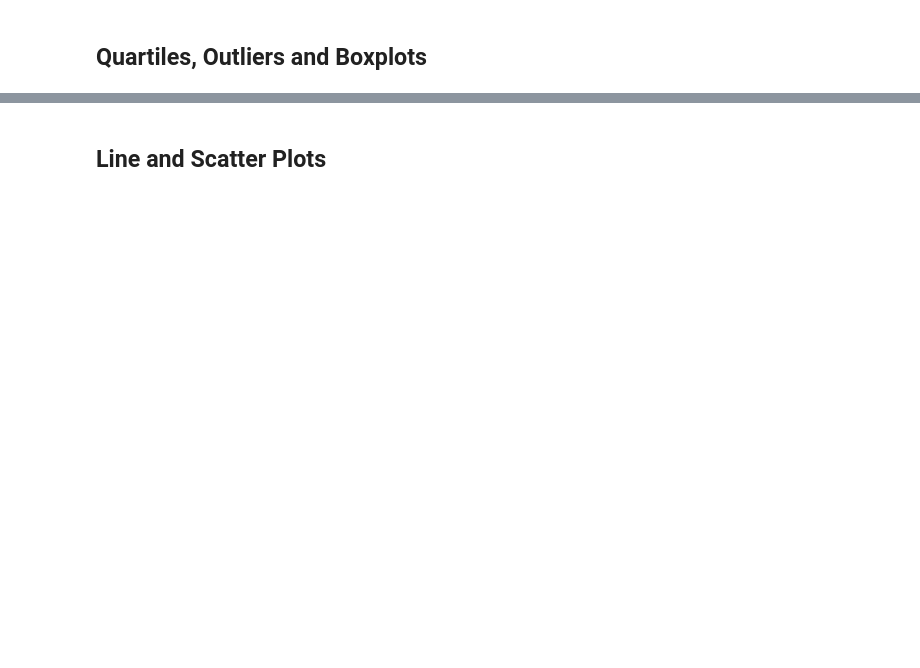
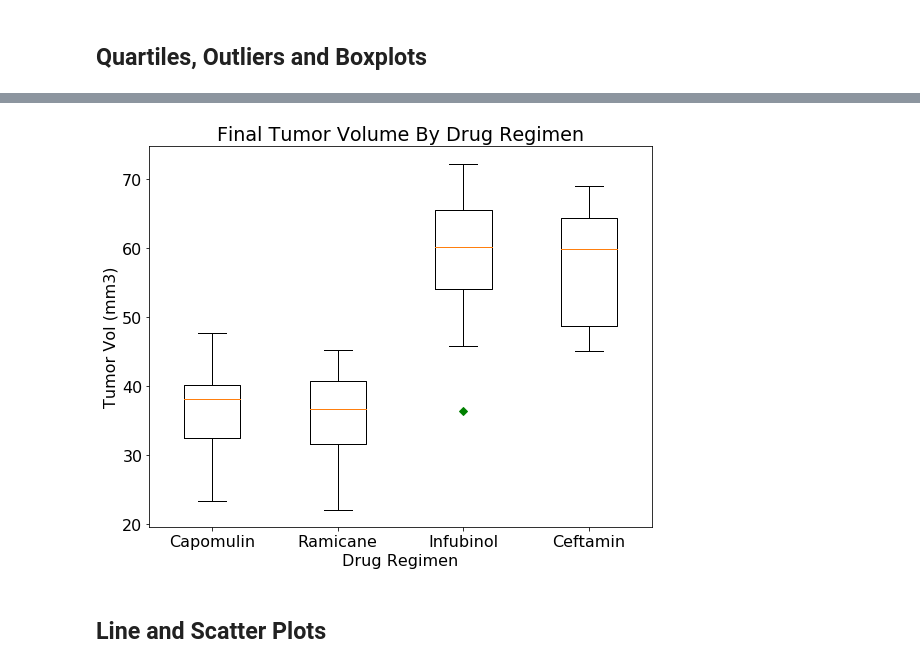
Before and after one commit to Zachary-A-Frame/pymaceuticals, a Jupyter notebook: Pymaceuticals/pymaceuticals_starter.ipynb, the cells around one changed output, grey strips where cells are left out. Drawn from its saved outputs; the diff is of its cells as text; code cells hidden in the pictures; blank space fills up the shorter version.

```diff
--- a/Pymaceuticals/pymaceuticals_starter.ipynb
+++ b/Pymaceuticals/pymaceuticals_starter.ipynb
@@ -170,0 +216,6 @@ sex_group = grouped_data.groupby('Sex')
+# %%
+final_tumor = four_drugs.groupby(['Drug Regimen', 'Mouse ID']).agg(
+        final_tumor_size=('Tumor Volume (mm3)', lambda x: x.iloc[-1])
+).round(3)
+
+final_tumor
@@ -171,2 +237,4 @@ sex_group = grouped_data.groupby('Sex')
 # %%
 # Generate a box plot of the final tumor volume of each mouse across four regimens of interest
+final_tumor_unstacked = final_tumor.stack(level=0).unstack(level=0)
+final_tumor_unstacked.head()
@@ -172,0 +249,21 @@ sex_group = grouped_data.groupby('Sex')
+# %%
+counter = 0
+
+for drug in drugs:
+    quartiles = final_tumor_unstacked[drug].quantile([.25, .5, .75]).round(2)
+    lowerq = quartiles[0.25].round(2)
+    upperq = quartiles[0.75].round(2)
+    iqr = round(upperq-lowerq,2)
+    lower_bound = round(lowerq - (1.5*iqr), 2)
+    upper_bound = round(upperq + (1.5*iqr), 2)
+
+    if counter == 0:
+        print(f"{drug} IQR data is: ")
+    print(f"Lower quartile for {drug}: {lowerq}")
+    print(f"Upper quartile for {drug}: {upperq}")
+    print(f"Interquartile for {drug}: {iqr}")
+    print(f"Median: {quartiles[0.5]}")
+    print(f"Values below {lower_bound} for {drug} could be outliers")
+    print(f"Values below {upper_bound} for {drug} could be outliers")
+    print("-----------------------------------------------------------")
+    counter += 1
@@ -173,3 +288,20 @@ sex_group = grouped_data.groupby('Sex')
+# %%
+boxplot_list = []
+
+for drug in drugs:
+    boxplot_list.append(list(final_tumor_unstacked[drug].dropna()))
+
+fig1, ax = plt.subplots(figsize=(9,7))
+
+ax.set_title('Final Tumor Volume By Drug Regimen')
+ax.set_xlabel('Drug Regimen')
+ax.set_ylabel('Tumor Vol (mm3)')
+ax.boxplot(boxplot_list, notch=0, sym='gD')
+plt.xticks([1,2,3,4], drugs)
+
+plt.savefig("figures/boxplot")
+# %% [output]
+[figure, added]
 # %% [markdown]
 ## Line and Scatter Plots
 # %%
```
Also changed, not shown: parts of 15 cells of this notebook, 5 other files.
